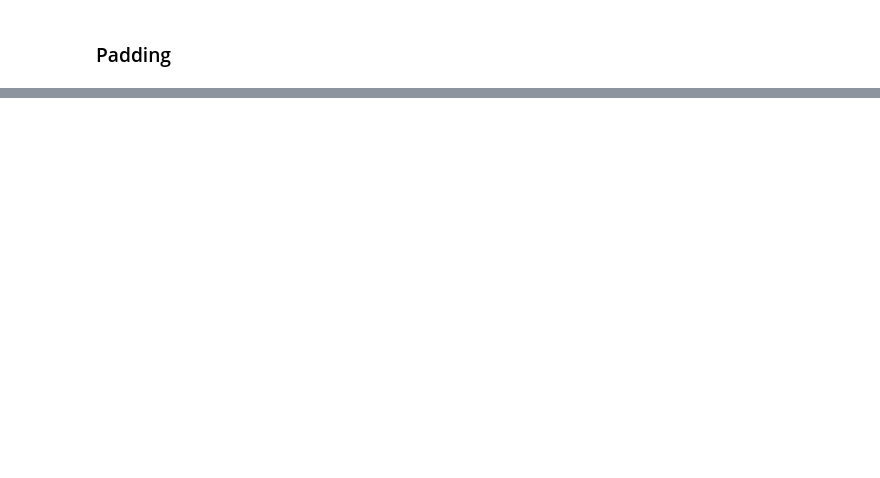
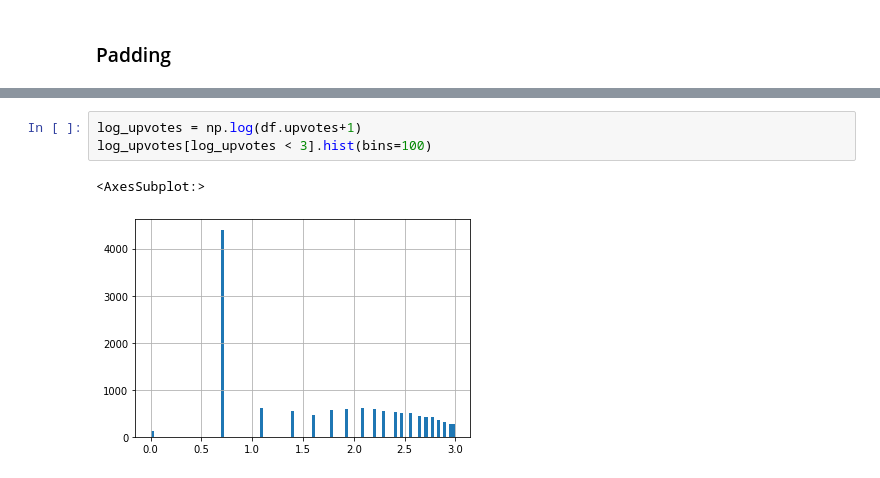
Before and after one commit to LeonNeubeck/Upvote_Model, a Jupyter notebook: notebooks/text_preprocess.ipynb, the cells around one changed output, grey strips where cells are left out. Saved outputs shown, nothing was run; the diff lists cells and outputs as text; blank space fills up the shorter version.

```diff
--- a/notebooks/text_preprocess.ipynb
+++ b/notebooks/text_preprocess.ipynb
@@ -450,0 +751,6 @@ X_train.shape
+# %%
+log_upvotes = np.log(df.upvotes+1)
+log_upvotes[log_upvotes < 3].hist(bins=100)
+# %% [output]
+<AxesSubplot:>
+[figure, added]
```
Also changed, not shown: parts of 104 cells of this notebook.
